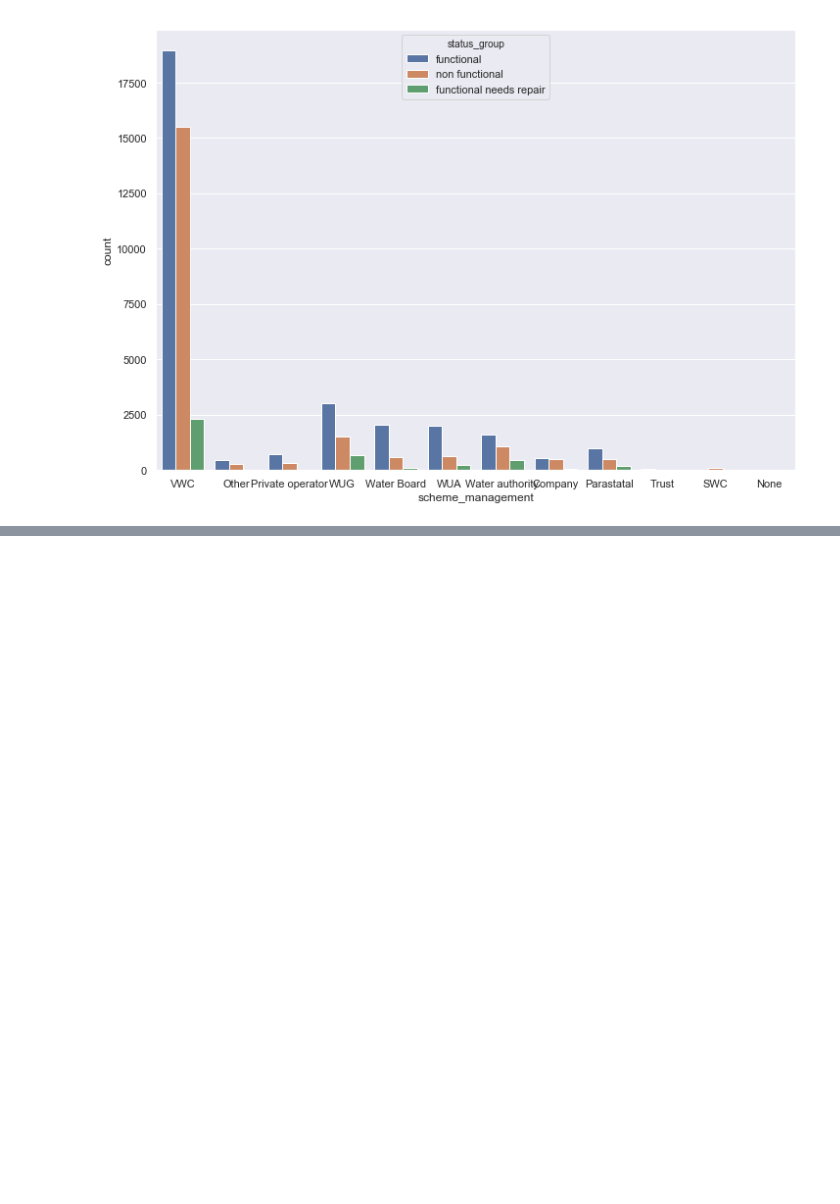
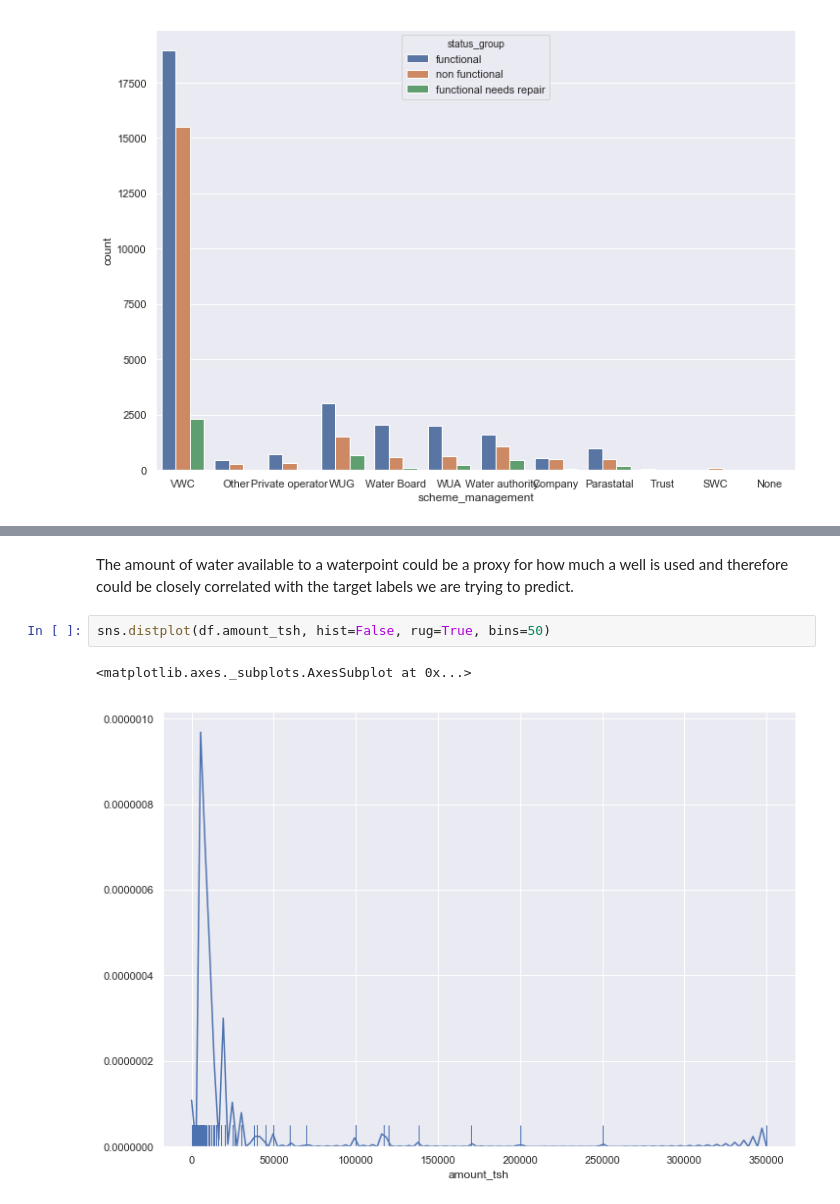
Before and after one commit to AmmarJawad/Predicting-Water-Pumps-in-Tanzania, a Jupyter notebook: submission.ipynb, the cells around one changed output, grey strips where cells are left out. Saved outputs shown, nothing was run; the diff lists cells and outputs as text; blank space fills up the shorter version.

```diff
--- a/submission.ipynb
+++ b/submission.ipynb
@@ -274,0 +330,7 @@ sns.set(rc={'figure.figsize':(11.7,8.27)})
+# %% [markdown]
+The amount of water available to a waterpoint could be a proxy for how much a well is used and therefore could be closely correlated with the target labels we are trying to predict.
+# %%
+sns.distplot(df.amount_tsh, hist=False, rug=True, bins=50)
+# %% [output]
+<matplotlib.axes._subplots.AxesSubplot at 0x...>
+[figure, added]
```
Also changed, not shown: parts of 19 cells of this notebook.
